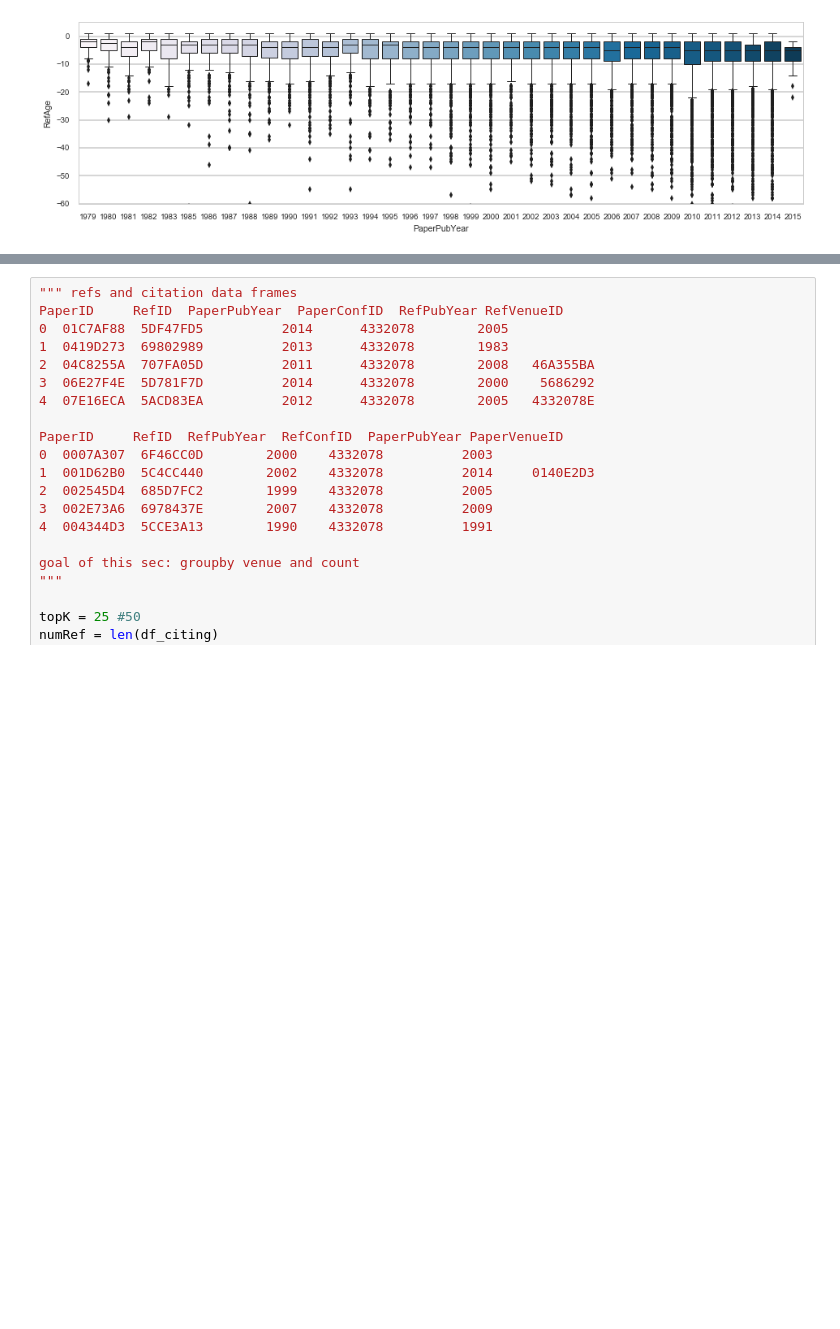
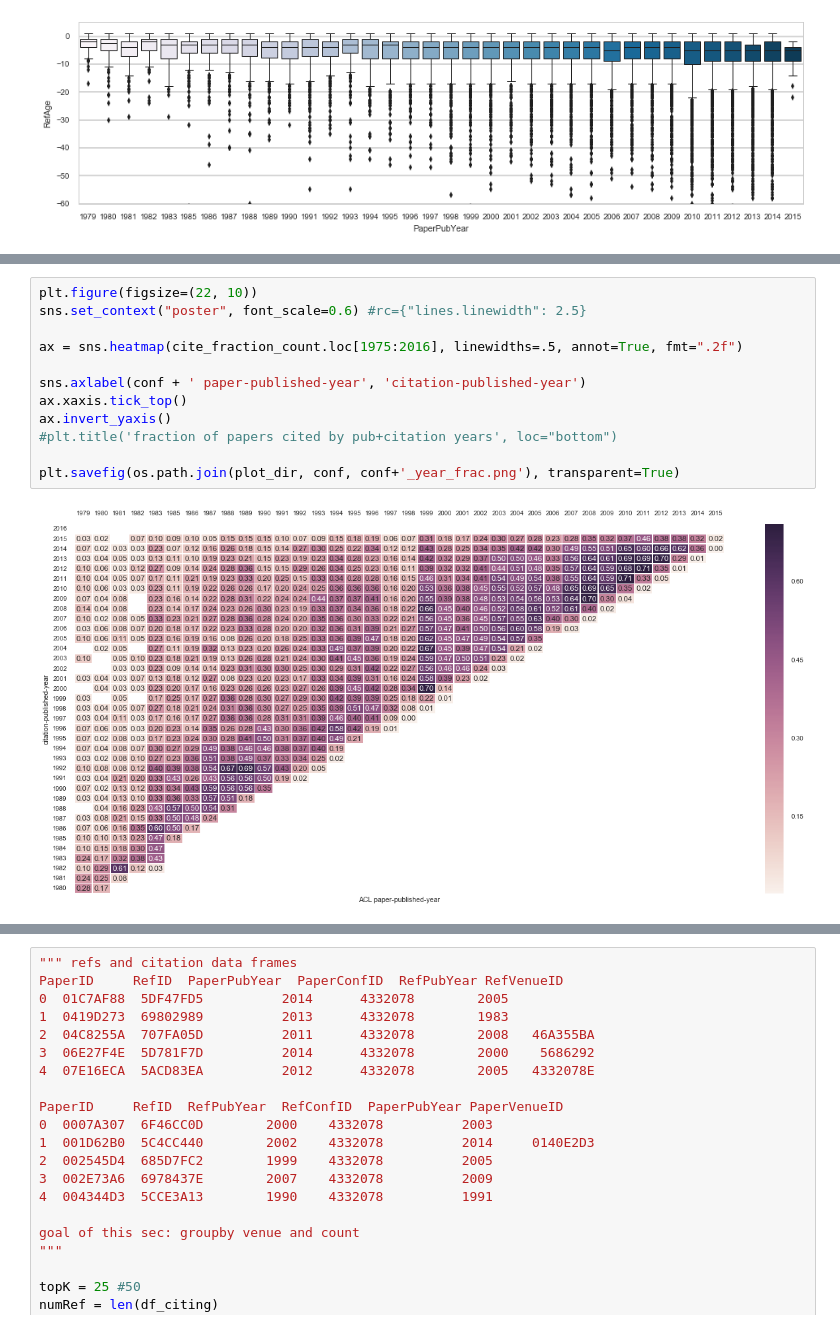
Before and after one commit to lexingxie/academic-graph, a Jupyter notebook: plot_conf_citations.ipynb, the cells around one changed output, grey strips where cells are left out. Drawn from its saved outputs; the diff is of its cells as text; blank space fills up the shorter version.

```diff
--- a/plot_conf_citations.ipynb
+++ b/plot_conf_citations.ipynb
@@ -487,0 +456,14 @@ TypeError: ufunc 'isnan' not supported for the input types, and the inputs could
+# %%
+plt.figure(figsize=(22, 10))
+sns.set_context("poster", font_scale=0.6) #rc={"lines.linewidth": 2.5}
+
+ax = sns.heatmap(cite_fraction_count.loc[1975:2016], linewidths=.5, annot=True, fmt=".2f")
+
+sns.axlabel(conf + ' paper-published-year', 'citation-published-year')
+ax.xaxis.tick_top()
+ax.invert_yaxis()
+#plt.title('fraction of papers cited by pub+citation years', loc="bottom")
+
+plt.savefig(os.path.join(plot_dir, conf, conf+'_year_frac.png'), transparent=True)
+# %% [output]
+[figure, added]
```
Also changed, not shown: parts of 5 cells of this notebook, 2 other files.
